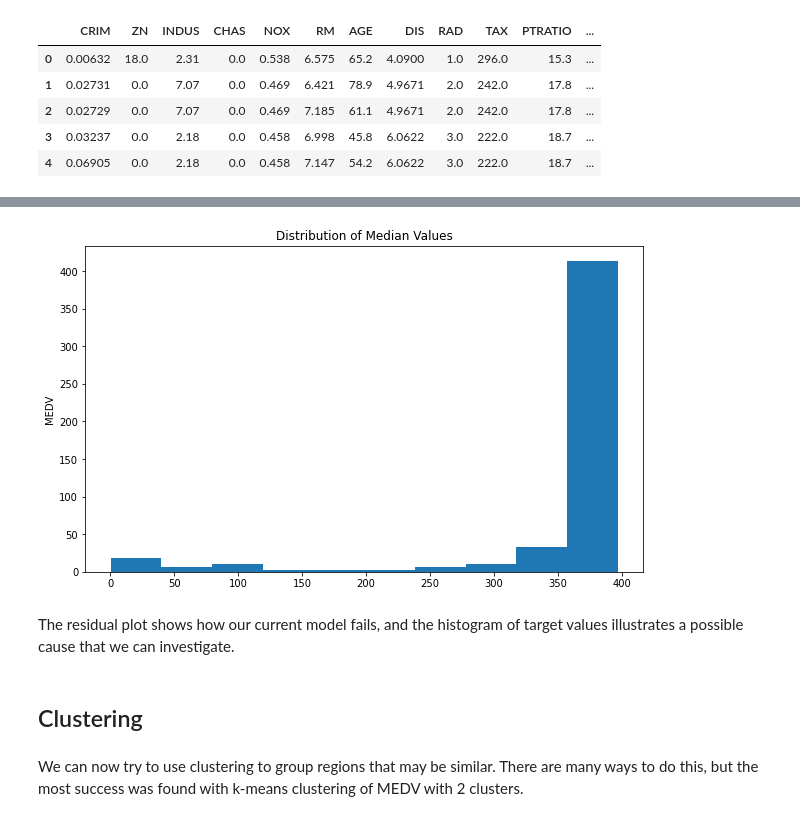
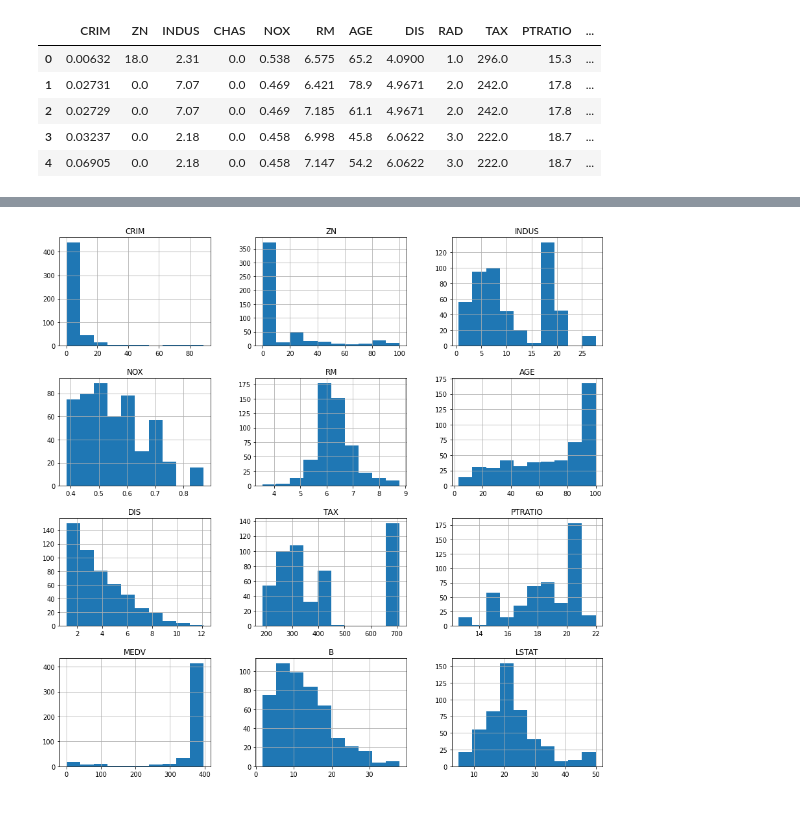
Before and after one commit to NA-Dev/codeathon-boston-housing, a Jupyter notebook: codeathon_1.ipynb, the cells around one changed output, grey strips where cells are left out. Saved outputs shown, nothing was run; the diff lists cells and outputs as text; code cells hidden in the pictures.

```diff
--- a/codeathon_1.ipynb
+++ b/codeathon_1.ipynb
@@ -244,16 +35,4 @@ plt.ylabel('Residual');
-# %%
-# distribution of MEDV
-
-fig = plt.figure(figsize=(10,6))
-
-plt.hist(medv)
-plt.ylabel('MEDV')
-plt.title('Distribution of Median Values');
-# %% [output]
-[figure, removed]
-# %% [markdown]
-The residual plot shows how our current model fails, and the histogram of target values illustrates a possible cause that we can investigate.
-# %% [markdown]
-## Clustering
-# %% [markdown]
-We can now try to use clustering to group regions that may be similar. There are many ways to do this, but the most success was found with k-means clustering of MEDV with 2 clusters.
+# %%
+housing.hist(figsize=(15,15));
+# %% [output]
+[figure, added]
```
Also changed, not shown: parts of 45 cells of this notebook.
